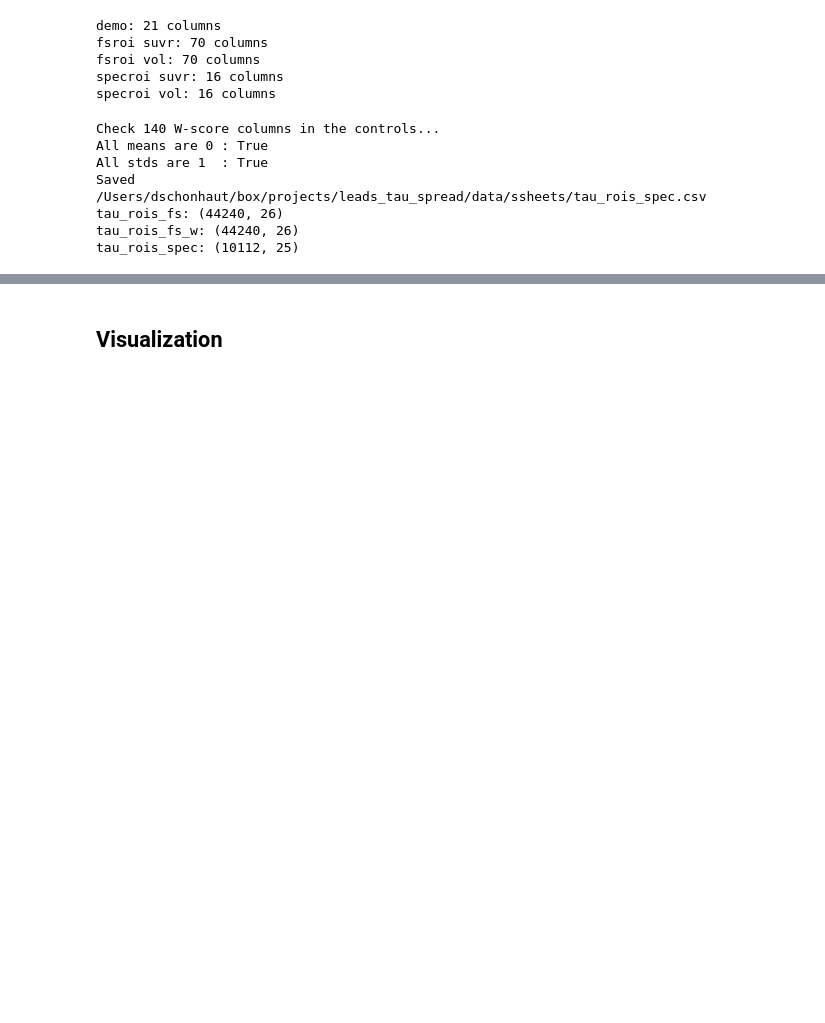
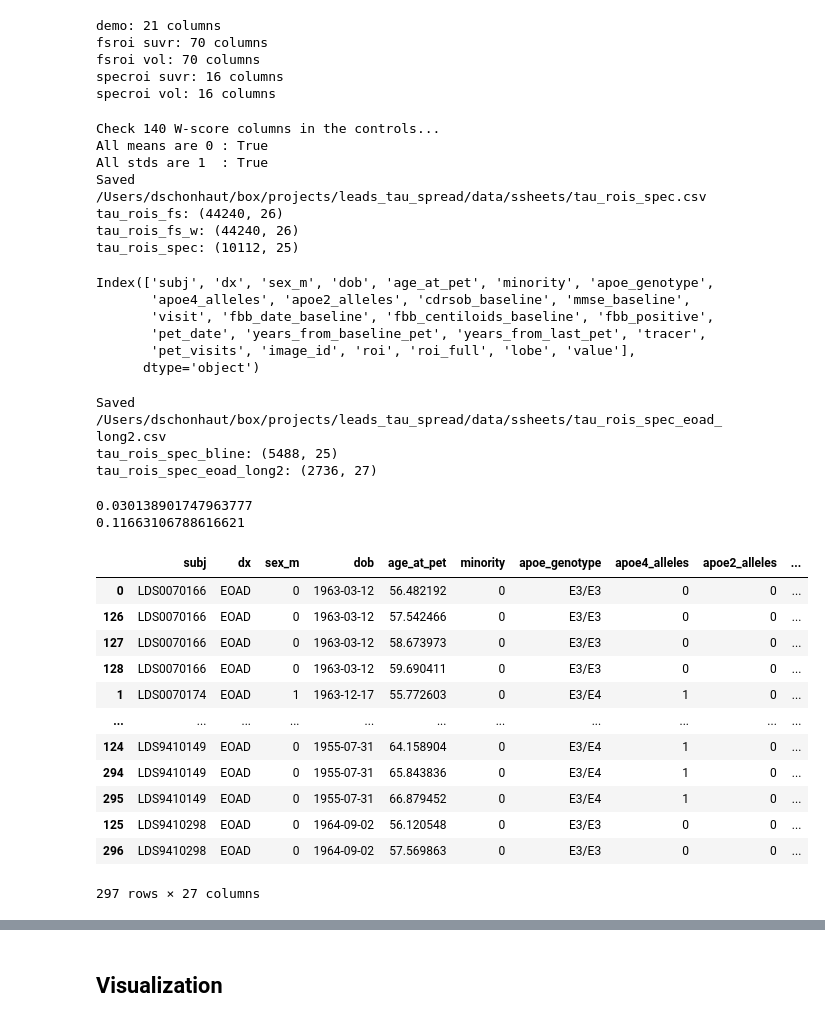
Before and after one commit to dschonhaut/leads_tau_spread, a Jupyter notebook: wscore_tau_pet_rois.ipynb, the cells around one changed output, grey strips where cells are left out. Cells and saved outputs as stored; diff of their text form; code cells hidden in the pictures; blank space fills up the shorter version.

```diff
--- a/wscore_tau_pet_rois.ipynb
+++ b/wscore_tau_pet_rois.ipynb
@@ -322,3 +300,76 @@ Saved /Users/dschonhaut/box/projects/leads_tau_spread/data/ssheets/tau_rois_spec
 tau_rois_fs: (44240, 26)
 tau_rois_fs_w: (44240, 26)
 tau_rois_spec: (10112, 25)
+# %%
+tau_rois_spec.columns
+# %% [output]
+Index(['subj', 'dx', 'sex_m', 'dob', 'age_at_pet', 'minority', 'apoe_genotype',
+       'apoe4_alleles', 'apoe2_alleles', 'cdrsob_baseline', 'mmse_baseline',
+       'visit', 'fbb_date_baseline', 'fbb_centiloids_baseline', 'fbb_positive',
+       'pet_date', 'years_from_baseline_pet', 'years_from_last_pet', 'tracer',
+       'pet_visits', 'image_id', 'roi', 'roi_full', 'lobe', 'value'],
+      dtype='object')
+# %%
+# Save baseline and longitudinal dataframes.
+centiloid_thresh = 12.2 # 24.4
+save_output = True
+overwrite = False
+
+# ----------------------------------------------------------------------
+qry = "(visit==1) & ((dx=='EOAD') | ((dx=='CON') & (fbb_centiloids_baseline<{})))".format(centiloid_thresh)
+tau_rois_spec_bline = tau_rois_spec.query(qry).reset_index(drop=True).copy()
+
+tau_rois_spec_eoad_long = tau_rois_spec.query("(dx=='EOAD') & (visit>1)").reset_index(drop=True).copy()
+eoad_subjs = tau_rois_spec_eoad_long["subj"].unique().tolist()
+_lookup = tau_rois_spec.query("(subj=={})".format(eoad_subjs)).set_index(["subj", "visit", "roi"])
+tau_rois_spec_eoad_long["last_suvr"] = tau_rois_spec_eoad_long.apply(
+    lambda x: _lookup.at[(x["subj"], x["visit"]-1, x["roi"]), "value"],
+    axis=1
+)
+tau_rois_spec_eoad_long["delta_suvr_peryear"] = tau_rois_spec_eoad_long.apply(
+    lambda x: (x["value"] - x["last_suvr"]) / x["years_from_last_pet"],
+    axis=1
+)
+
+# Save the spreadsheets.
+if save_output:
+    filename = op.join(proj_dir, "data", "ssheets", "tau_rois_spec_baseline.csv")
+    if overwrite or not op.exists(filename):
+        tau_rois_spec_bline.to_csv(filename, index=False)
+        print('Saved {}'.format(filename))
+    filename = op.join(proj_dir, "data", "ssheets", "tau_rois_spec_eoad_long2.csv")
+    if overwrite or not op.exists(filename):
+        tau_rois_spec_eoad_long.to_csv(filename, index=False)
+        print('Saved {}'.format(filename))
+
+print(f"tau_rois_spec_bline: {tau_rois_spec_bline.shape}")
+print(f"tau_rois_spec_eoad_long2: {tau_rois_spec_eoad_long.shape}")
+# %% [output]
+Saved /Users/dschonhaut/box/projects/leads_tau_spread/data/ssheets/tau_rois_spec_eoad_long2.csv
+tau_rois_spec_bline: (5488, 25)
+tau_rois_spec_eoad_long2: (2736, 27)
+# %%
+print((1.221340 - 1.170558) / 1.684932,
+      (1.342125 - 1.221340) / 1.035616,
+      sep='\n')
+# %% [output]
+0.030138901747963777
+0.11663106788616621
+# %%
+pd.concat((tau_rois_spec_bline.query("(dx=='EOAD') & (pet_visits>1) & (roi=='mtl')"),
+           tau_rois_spec_eoad_long.query("roi=='mtl'")),
+          axis=0).reset_index(drop=True).sort_values(["subj", "visit"])
+# %% [output]
+|  | subj | dx | sex_m | dob | age_at_pet | minority | apoe_genotype | apoe4_alleles | apoe2_alleles | ... |
+| 0 | LDS0070166 | EOAD | 0 | 1963-03-12 | 56.482192 | 0 | E3/E3 | 0 | 0 | ... |
+| 126 | LDS0070166 | EOAD | 0 | 1963-03-12 | 57.542466 | 0 | E3/E3 | 0 | 0 | ... |
+| 127 | LDS0070166 | EOAD | 0 | 1963-03-12 | 58.673973 | 0 | E3/E3 | 0 | 0 | ... |
+| 128 | LDS0070166 | EOAD | 0 | 1963-03-12 | 59.690411 | 0 | E3/E3 | 0 | 0 | ... |
+| 1 | LDS0070174 | EOAD | 1 | 1963-12-17 | 55.772603 | 0 | E3/E4 | 1 | 0 | ... |
+| ... | ... | ... | ... | ... | ... | ... | ... | ... | ... | ... |
+| 124 | LDS9410149 | EOAD | 0 | 1955-07-31 | 64.158904 | 0 | E3/E4 | 1 | 0 | ... |
+| 294 | LDS9410149 | EOAD | 0 | 1955-07-31 | 65.843836 | 0 | E3/E4 | 1 | 0 | ... |
+| 295 | LDS9410149 | EOAD | 0 | 1955-07-31 | 66.879452 | 0 | E3/E4 | 1 | 0 | ... |
+| 125 | LDS9410298 | EOAD | 0 | 1964-09-02 | 56.120548 | 0 | E3/E3 | 0 | 0 | ... |
+| 296 | LDS9410298 | EOAD | 0 | 1964-09-02 | 57.569863 | 0 | E3/E3 | 0 | 0 | ... |
+297 rows × 27 columns
```
Also changed, not shown: parts of 5 cells of this notebook.
